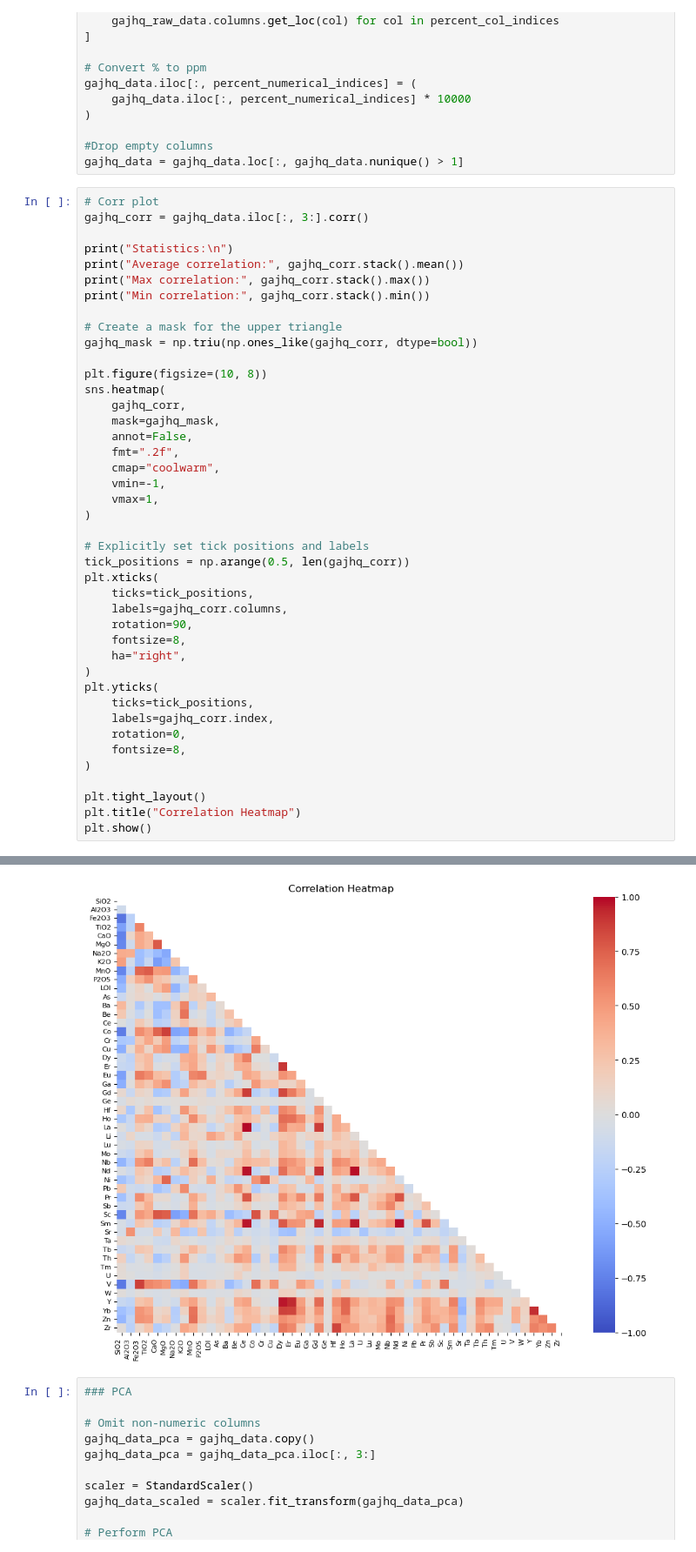
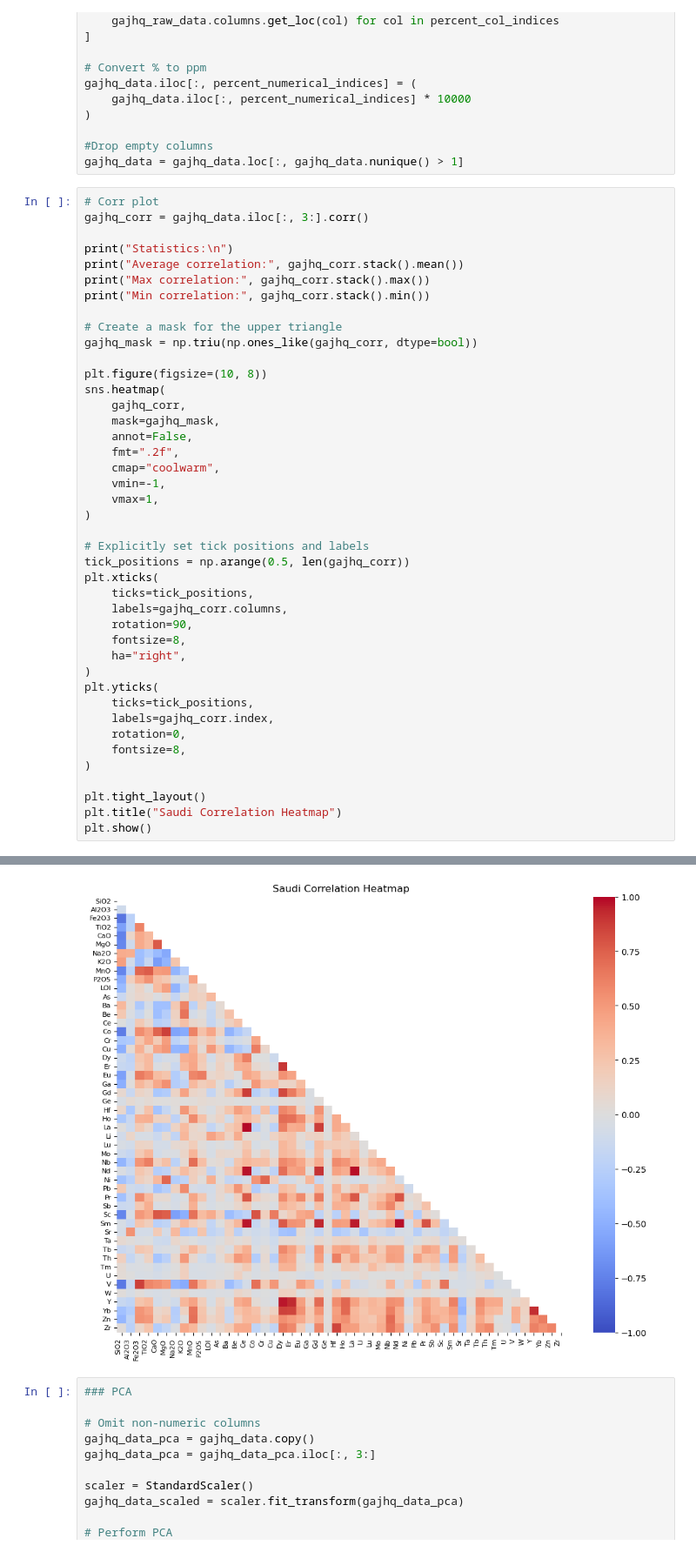
Before and after one commit to tyhowee/personal_code, a Jupyter notebook: data_analysis/saudi_data.ipynb, the cells around one changed output, grey strips where cells are left out. Shown at 87% size. Drawn from its saved outputs; the diff is of its cells as text.

```diff
--- a/data_analysis/saudi_data.ipynb
+++ b/data_analysis/saudi_data.ipynb
@@ -107,35 +107,35 @@ sns.heatmap(
     fmt=".2f",
     cmap="coolwarm",
     vmin=-1,
     vmax=1,
 )
 
 # Explicitly set tick positions and labels
 tick_positions = np.arange(0.5, len(gajhq_corr))
 plt.xticks(
     ticks=tick_positions,
     labels=gajhq_corr.columns,
     rotation=90,
     fontsize=8,
     ha="right",
 )
 plt.yticks(
     ticks=tick_positions,
     labels=gajhq_corr.index,
     rotation=0,
     fontsize=8,
 )
 
 plt.tight_layout()
-plt.title("Correlation Heatmap")
+plt.title("Saudi Correlation Heatmap")
 plt.show()
 # %% [output]
 Statistics:
 
 Average correlation: 0.1421273344648178
 Max correlation: 1.0
 Min correlation: -0.809665348392544
-[figure, old version]
+[figure, new version]
 # %%
 ### PCA
 
```
Also changed, not shown: parts of 1 cell of this notebook.
